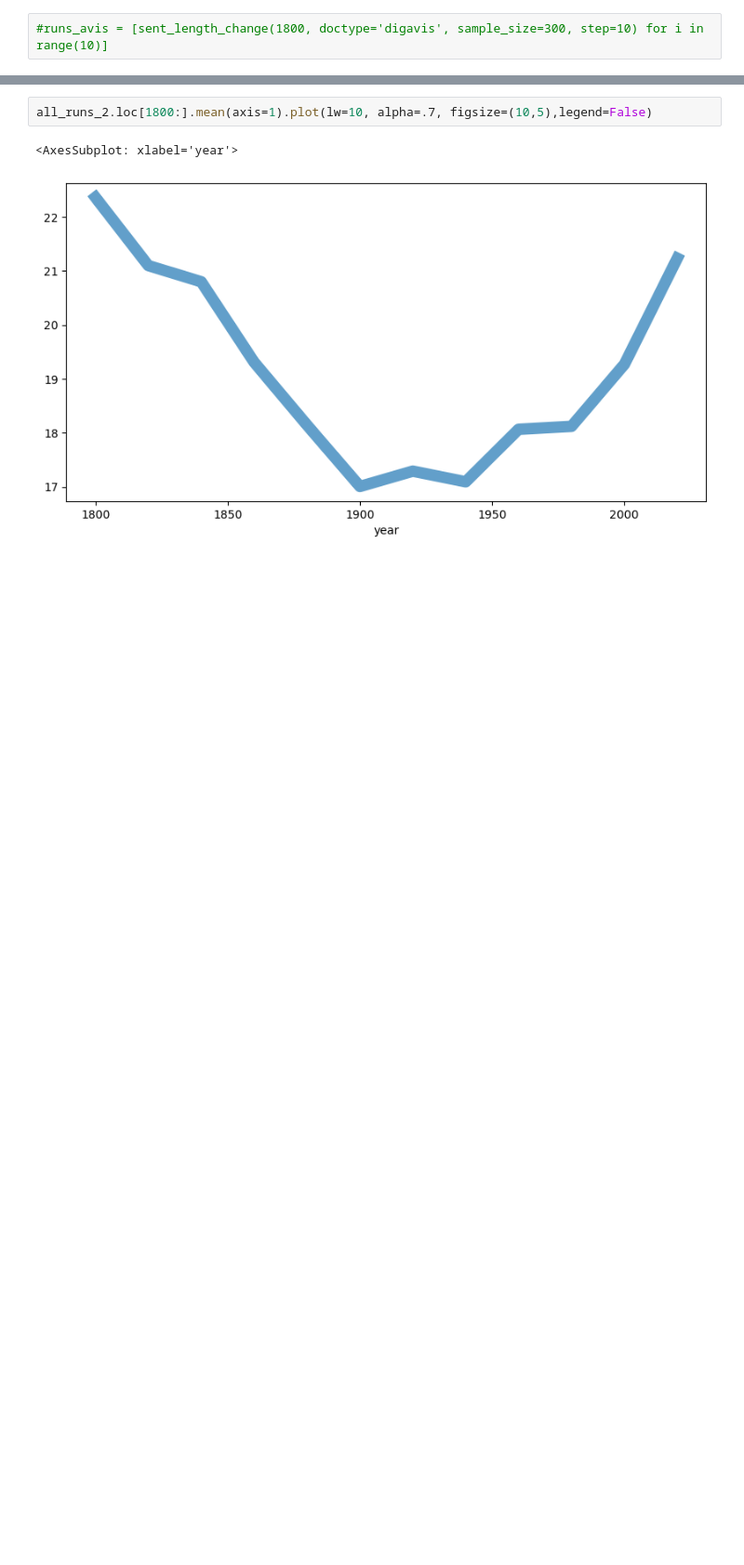
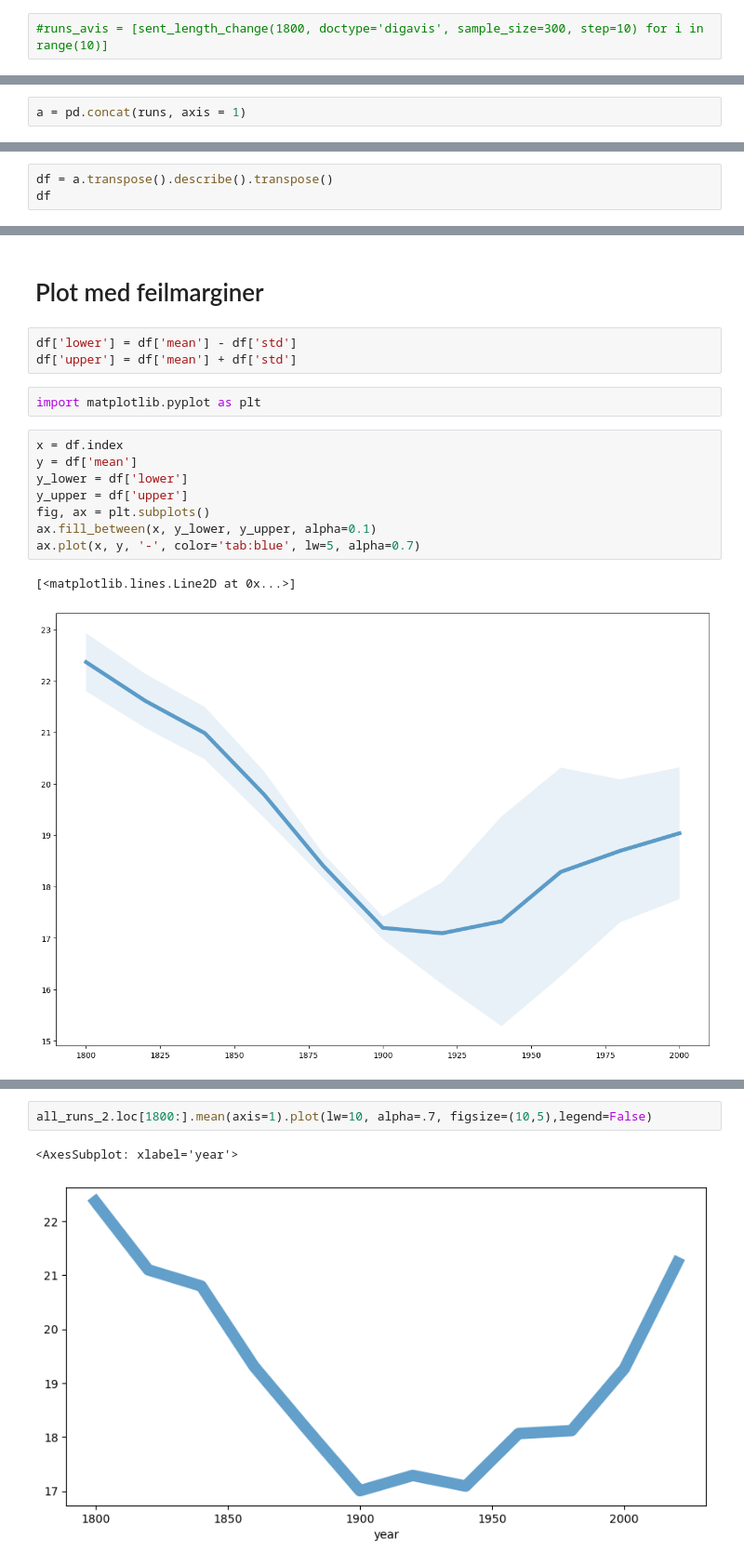
Before and after one commit to Yoonsen/LIX, a Jupyter notebook: lix_compute.ipynb, the cells around one changed output, grey strips where cells are left out. Shown at 93% size. Saved outputs shown, nothing was run; the diff lists cells and outputs as text; blank space fills up the shorter version.

```diff
--- a/lix_compute.ipynb
+++ b/lix_compute.ipynb
@@ -110,0 +100,2 @@ runs = [sent_length_change(year=1800, doctype='digibok', sample_size=200, step=1
+# %%
+a = pd.concat(runs, axis = 1)
@@ -110,0 +118,3 @@ runs = [sent_length_change(year=1800, doctype='digibok', sample_size=200, step=1
+# %%
+df = a.transpose().describe().transpose()
+df
@@ -110,0 +135,18 @@ runs = [sent_length_change(year=1800, doctype='digibok', sample_size=200, step=1
+# %% [markdown]
+# Plot med feilmarginer
+# %%
+df['lower'] = df['mean'] - df['std']
+df['upper'] = df['mean'] + df['std']
+# %%
+import matplotlib.pyplot as plt
+# %%
+x = df.index
+y = df['mean']
+y_lower = df['lower']
+y_upper = df['upper']
+fig, ax = plt.subplots()
+ax.fill_between(x, y_lower, y_upper, alpha=0.1)
+ax.plot(x, y, '-', color='tab:blue', lw=5, alpha=0.7)
+# %% [output]
+[<matplotlib.lines.Line2D at 0x...>]
+[figure, added]
```
Also changed, not shown: parts of 8 cells of this notebook.
